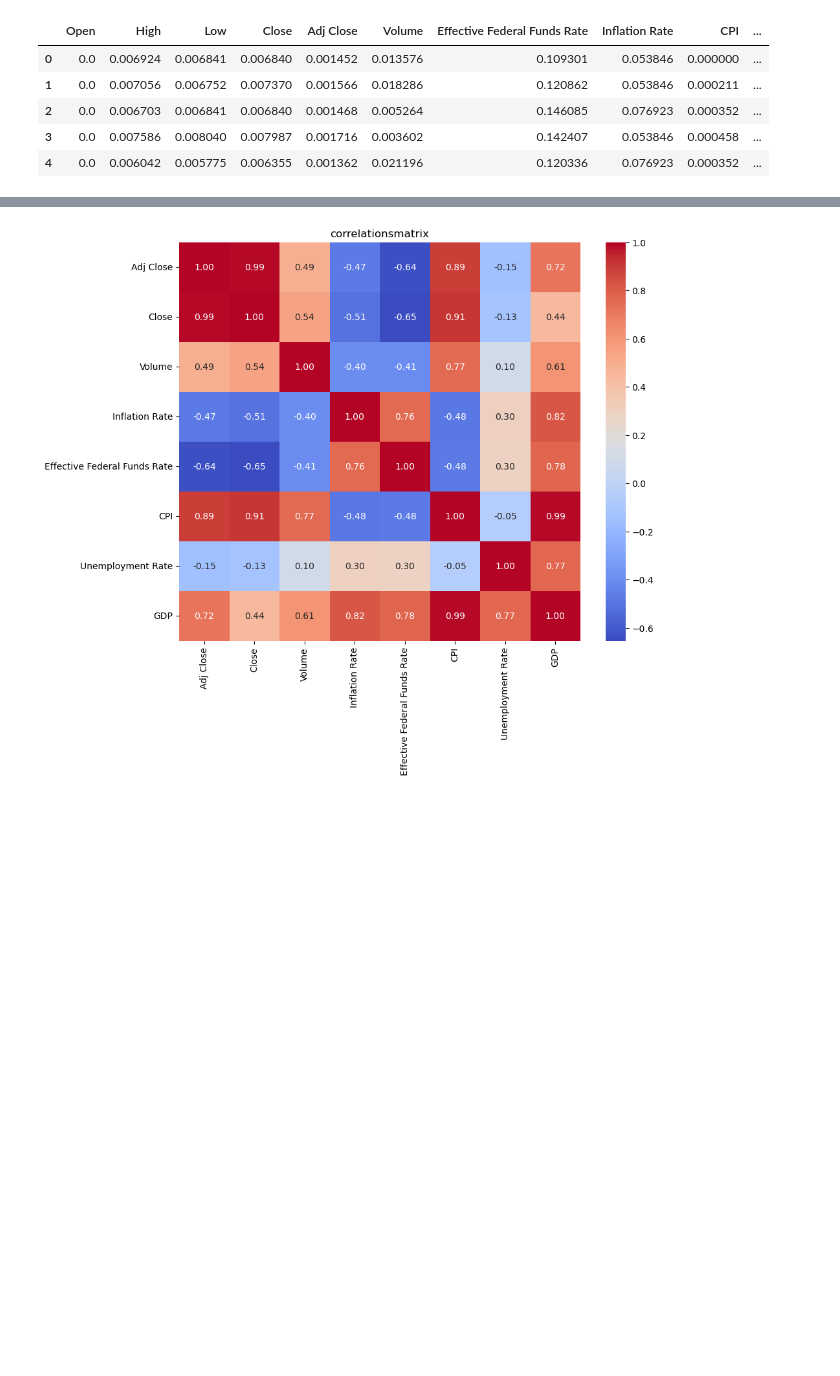
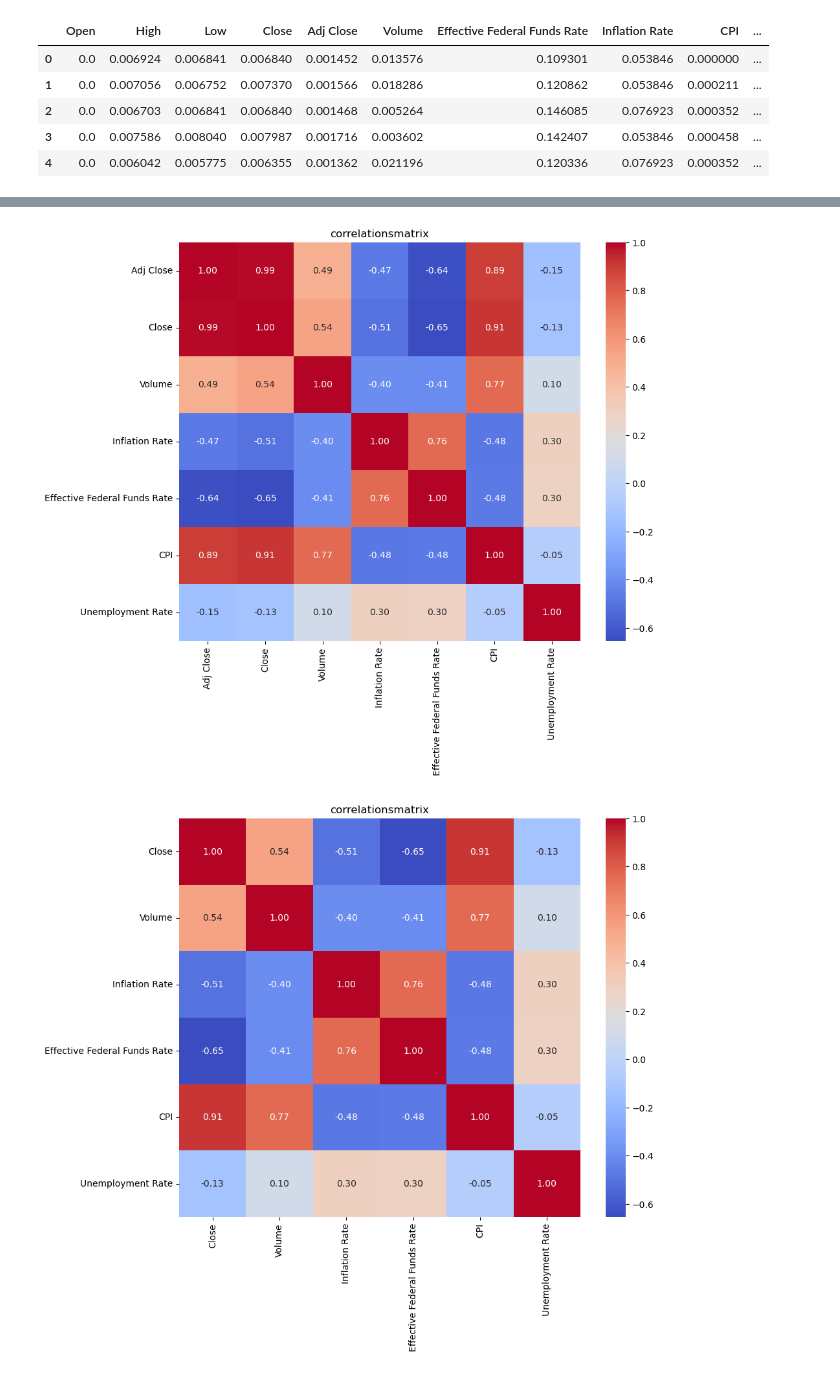
Before and after one commit to badranyoussef/bi-exam-project-stock, a Jupyter notebook: notebooks/cleaning_and_exploring.ipynb, the cells around one changed output, grey strips where cells are left out. Cells and saved outputs as stored; diff of their text form; code cells hidden in the pictures; blank space fills up the shorter version.

```diff
--- a/notebooks/cleaning_and_exploring.ipynb
+++ b/notebooks/cleaning_and_exploring.ipynb
@@ -152,6 +209,6 @@ df_scaled.head()
 # %%
 #Beregn korrelation
-correlation_matrix_normalization = df_scaled[['Adj Close', 'Close', 'Volume', 'Inflation Rate', 'Effective Federal Funds Rate', 'CPI', 'Unemployment Rate', 'GDP']].corr()
+correlation_matrix_normalization = df_scaled[['Adj Close', 'Close', 'Volume', 'Inflation Rate', 'Effective Federal Funds Rate', 'CPI', 'Unemployment Rate']].corr()
 
 #Plot korrelationsmatrix
 plt.figure(figsize=(10, 8))
@@ -159,4 +216,15 @@ sns.heatmap(correlation_matrix_normalization, annot=True, cmap='coolwarm', fmt='
 plt.title('correlationsmatrix')
 plt.show()
 # %% [output]
-[figure, old version]
+[figure, new version]
+# %%
+#Beregn korrelation
+corrmat_high_only = df_scaled[['Close', 'Volume', 'Inflation Rate', 'Effective Federal Funds Rate', 'CPI', 'Unemployment Rate']].corr()
+
+#Plot korrelationsmatrix
+plt.figure(figsize=(10, 8))
+sns.heatmap(corrmat_high_only, annot=True, cmap='coolwarm', fmt='.2f')
+plt.title('correlationsmatrix')
+plt.show()
+# %% [output]
+[figure, added]
```
Also changed, not shown: parts of 19 cells of this notebook.
